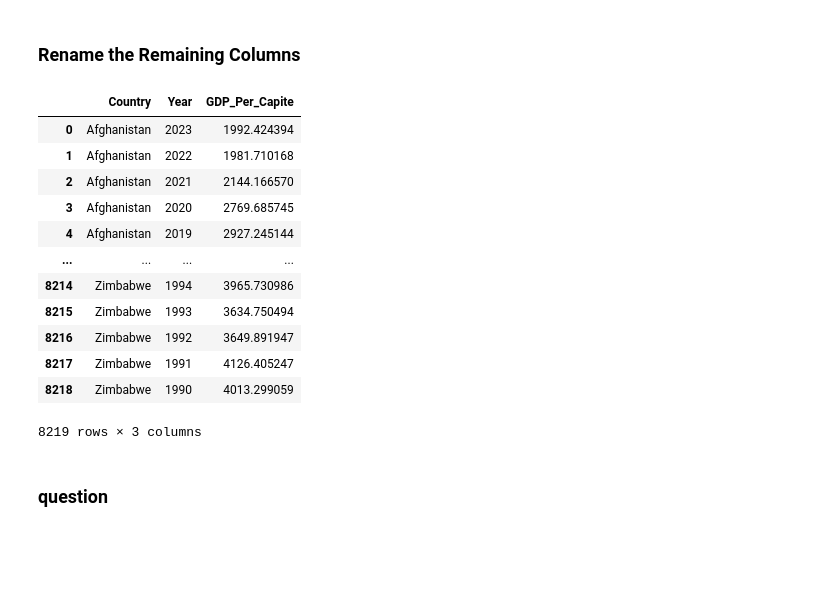
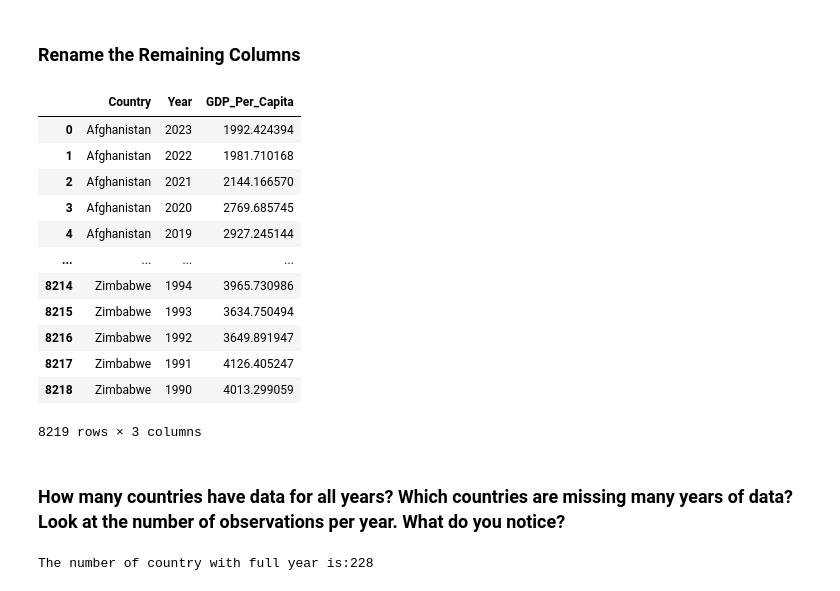
Before and after one commit to NSS-Full-Time-Data-Analytics-16/un-project-Rcortes13, a Jupyter notebook: notebooks/un_project.ipynb, the cells around one changed output. Drawn from its saved outputs; the diff is of its cells as text; code cells hidden in the pictures; blank space fills up the shorter version.

```diff
--- a/notebooks/un_project.ipynb
+++ b/notebooks/un_project.ipynb
@@ -66,11 +52,11 @@ gdp_df = gdp_df.drop(columns='Value Footnotes')
 # %% [markdown]
 ### Rename the Remaining Columns
 # %%
-gdp_df.columns = ['Country', 'Year', 'GDP_Per_Capite']
+gdp_df.columns = ['Country', 'Year', 'GDP_Per_Capita']
 
 gdp_df
 # %% [output]
-|  | Country | Year | GDP_Per_Capite |
+|  | Country | Year | GDP_Per_Capita |
 | 0 | Afghanistan | 2023 | 1992.424394 |
 | 1 | Afghanistan | 2022 | 1981.710168 |
 | 2 | Afghanistan | 2021 | 2144.166570 |
@@ -84,4 +70,17 @@ gdp_df
 | 8218 | Zimbabwe | 1990 | 4013.299059 |
 8219 rows × 3 columns
 # %% [markdown]
-### question
+###  How many countries have data for all years? Which countries are missing many years of data? Look at the number of observations per year. What do you notice?
+# %%
+# Count the number of unique years
+total_years = gdp_df['Year'].nunique()
+
+# Count how many years of data each country has
+country_years = gdp_df.groupby('Country')['Year'].nunique()
+
+# Filter countries with data for all years
+complete_countries = country_years[country_years == total_years]
+
+print(f"The number of country with full year is:{len(complete_countries)}")
+# %% [output]
+The number of country with full year is:228
```
Also changed, not shown: parts of 42 cells of this notebook.
